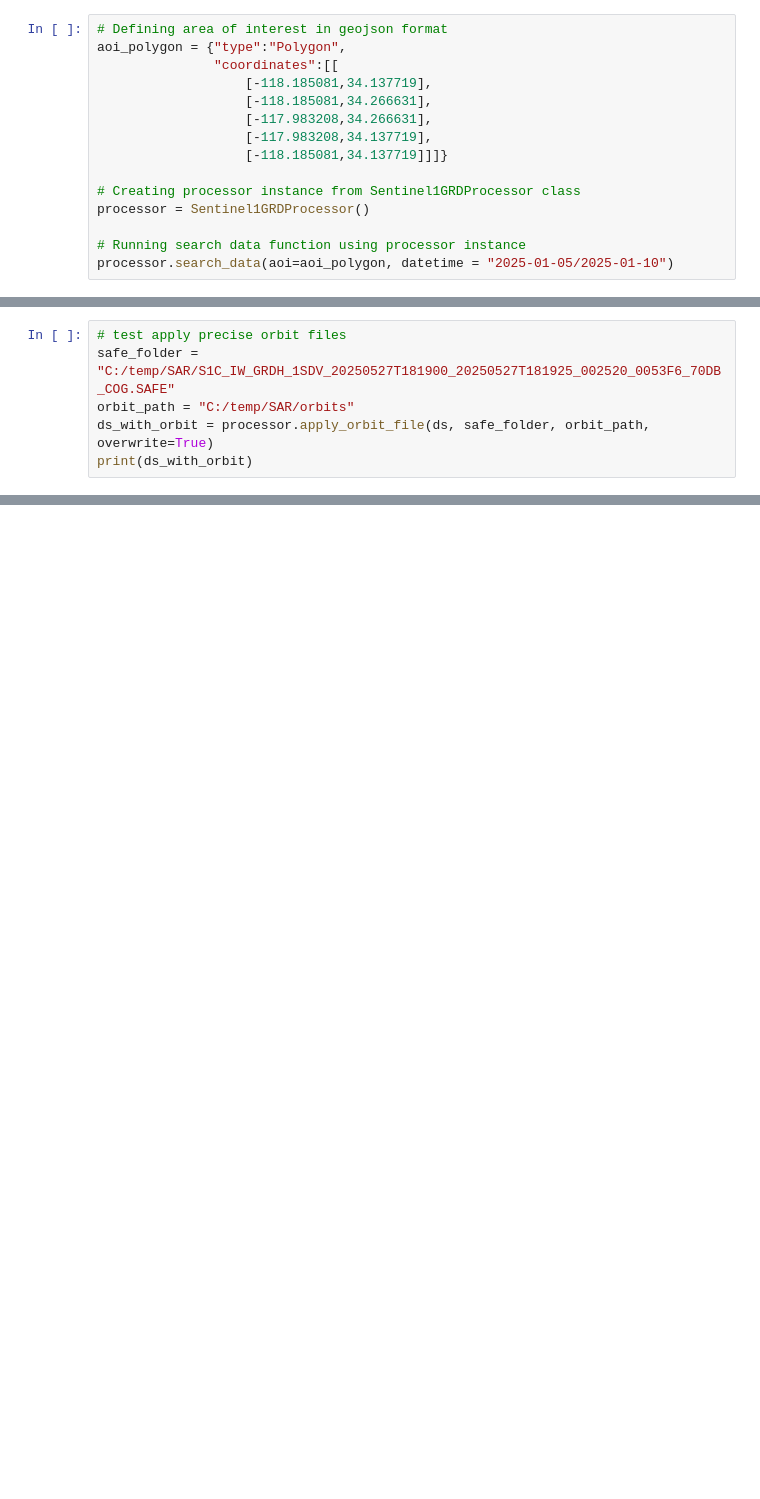
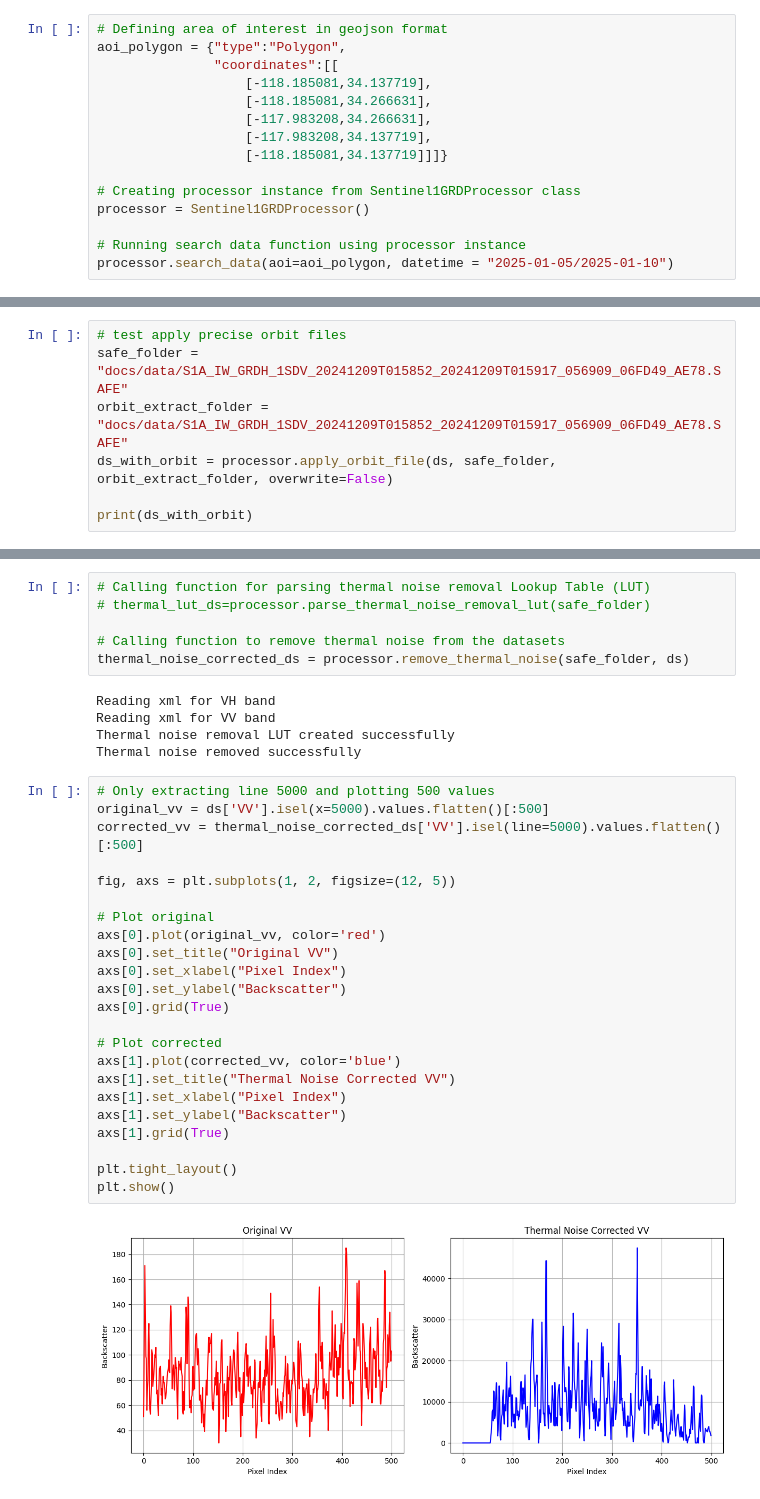
Before and after one commit to rabinatwayana/pysarflow, a Jupyter notebook: docs/examples/grd_pipeline.ipynb, the cells around one changed output, grey strips where cells are left out. Saved outputs shown, nothing was run; the diff lists cells and outputs as text; blank space fills up the shorter version.

Commit message:
feat: updated notebook with radiometric and thermal noise removal

```diff
--- a/docs/examples/grd_pipeline.ipynb
+++ b/docs/examples/grd_pipeline.ipynb
@@ -47,7 +59,8 @@ Attributes:
 # %%
 # test apply precise orbit files
-safe_folder = "C:/temp/SAR/S1C_IW_GRDH_1SDV_20250527T181900_20250527T181925_002520_0053F6_70DB_COG.SAFE"
-orbit_path = "C:/temp/SAR/orbits"
-ds_with_orbit = processor.apply_orbit_file(ds, safe_folder, orbit_path, overwrite=True)
+safe_folder = "docs/data/S1A_IW_GRDH_1SDV_20241209T015852_20241209T015917_056909_06FD49_AE78.SAFE"
+orbit_extract_folder = "docs/data/S1A_IW_GRDH_1SDV_20241209T015852_20241209T015917_056909_06FD49_AE78.SAFE"
+ds_with_orbit = processor.apply_orbit_file(ds, safe_folder, orbit_extract_folder, overwrite=False)
+
 print(ds_with_orbit)
 # %% [output]
@@ -72,0 +84,36 @@ Attributes:
+# %%
+# Calling function for parsing thermal noise removal Lookup Table (LUT)
+# thermal_lut_ds=processor.parse_thermal_noise_removal_lut(safe_folder)
+
+# Calling function to remove thermal noise from the datasets
+thermal_noise_corrected_ds = processor.remove_thermal_noise(safe_folder, ds)
+# %% [output]
+Reading xml for VH band
+Reading xml for VV band
+Thermal noise removal LUT created successfully
+Thermal noise removed successfully
+# %%
+# Only extracting line 5000 and plotting 500 values
+original_vv = ds['VV'].isel(x=5000).values.flatten()[:500]
+corrected_vv = thermal_noise_corrected_ds['VV'].isel(line=5000).values.flatten()[:500]
+
+fig, axs = plt.subplots(1, 2, figsize=(12, 5))
+
+# Plot original
+axs[0].plot(original_vv, color='red')
+axs[0].set_title("Original VV")
+axs[0].set_xlabel("Pixel Index")
+axs[0].set_ylabel("Backscatter")
+axs[0].grid(True)
+
+# Plot corrected
+axs[1].plot(corrected_vv, color='blue')
+axs[1].set_title("Thermal Noise Corrected VV")
+axs[1].set_xlabel("Pixel Index")
+axs[1].set_ylabel("Backscatter")
+axs[1].grid(True)
+
+plt.tight_layout()
+plt.show()
+# %% [output]
+[figure, added]
```
Also changed, not shown: parts of 7 cells of this notebook, 3 other files.
